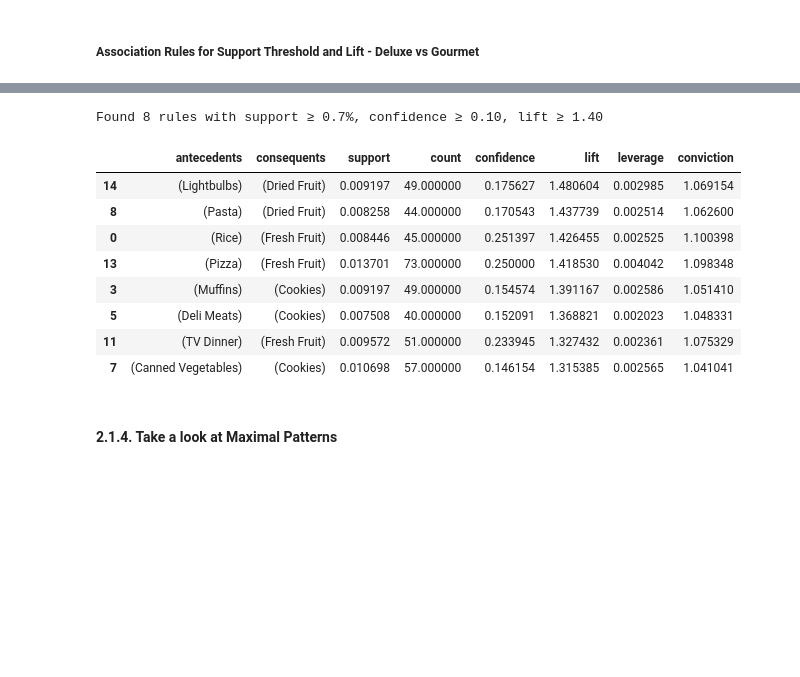
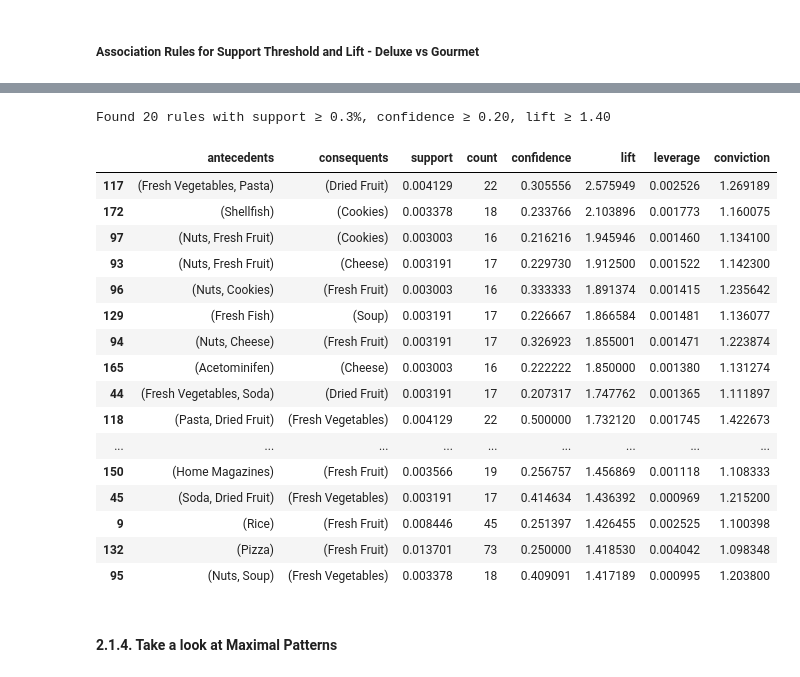
Before and after one commit to ijustsnapped/DataMine_PI, a Jupyter notebook: PD_202425_Project1/PD_202425_Project.ipynb, the cells around one changed output, grey strips where cells are left out. Cells and saved outputs as stored; diff of their text form; code cells hidden in the pictures; blank space fills up the shorter version.

```diff
--- a/PD_202425_Project1/PD_202425_Project.ipynb
+++ b/PD_202425_Project1/PD_202425_Project.ipynb
@@ -2551,55 +2551,63 @@ fig.show()
 from mlxtend.frequent_patterns import fpgrowth, association_rules
 
 # parameters
-min_sup   = 0.007    # 0.7%
-min_conf  = 0.10     # 10%
+min_sup   = 0.003    # 0.7%
+min_conf  = 0.20     # 10%
 min_lift  = 1.40
 
-# 1️⃣ Frequent itemsets at 0.7% support
+
 freq_items = fpgrowth(
     binary_gourmet,
     min_support=min_sup,
     use_colnames=True
 )
 
-# 2️⃣ Generate all rules with confidence ≥ 10%
+
 rules = association_rules(
     freq_items,
     metric="confidence",
     min_threshold=min_conf
 )
 
-# 3️⃣ Keep only those with lift ≥ 1.40
+
 strong_rules = rules[rules['lift'] >= min_lift].copy()
 
-# 4️⃣ Add absolute counts
+
 strong_rules['count'] = (strong_rules['support'] * binary_gourmet.shape[0]).astype(int)
 
-# 5️⃣ Sort & display
+
 strong_rules = strong_rules.sort_values(['lift','confidence'], ascending=False)
 
 print(
     f"Found {len(strong_rules)} rules with support ≥ {min_sup*100:.1f}%, "
     f"confidence ≥ {min_conf:.2f}, lift ≥ {min_lift:.2f}\n"
 )
 
 strong_rules[[
     'antecedents', 'consequents',
     'support', 'count',
     'confidence', 'lift',
     'leverage', 'conviction'
 ]].head(20)
 # %% [output]
-Found 8 rules with support ≥ 0.7%, confidence ≥ 0.10, lift ≥ 1.40
+Found 20 rules with support ≥ 0.3%, confidence ≥ 0.20, lift ≥ 1.40
 |  | antecedents | consequents | support | count | confidence | lift | leverage | conviction |
-| 14 | (Lightbulbs) | (Dried Fruit) | 0.009197 | 49.000000 | 0.175627 | 1.480604 | 0.002985 | 1.069154 |
-| 8 | (Pasta) | (Dried Fruit) | 0.008258 | 44.000000 | 0.170543 | 1.437739 | 0.002514 | 1.062600 |
-| 0 | (Rice) | (Fresh Fruit) | 0.008446 | 45.000000 | 0.251397 | 1.426455 | 0.002525 | 1.100398 |
-| 13 | (Pizza) | (Fresh Fruit) | 0.013701 | 73.000000 | 0.250000 | 1.418530 | 0.004042 | 1.098348 |
-| 3 | (Muffins) | (Cookies) | 0.009197 | 49.000000 | 0.154574 | 1.391167 | 0.002586 | 1.051410 |
-| 5 | (Deli Meats) | (Cookies) | 0.007508 | 40.000000 | 0.152091 | 1.368821 | 0.002023 | 1.048331 |
-| 11 | (TV Dinner) | (Fresh Fruit) | 0.009572 | 51.000000 | 0.233945 | 1.327432 | 0.002361 | 1.075329 |
-| 7 | (Canned Vegetables) | (Cookies) | 0.010698 | 57.000000 | 0.146154 | 1.315385 | 0.002565 | 1.041041 |
+| 117 | (Fresh Vegetables, Pasta) | (Dried Fruit) | 0.004129 | 22 | 0.305556 | 2.575949 | 0.002526 | 1.269189 |
+| 172 | (Shellfish) | (Cookies) | 0.003378 | 18 | 0.233766 | 2.103896 | 0.001773 | 1.160075 |
+| 97 | (Nuts, Fresh Fruit) | (Cookies) | 0.003003 | 16 | 0.216216 | 1.945946 | 0.001460 | 1.134100 |
+| 93 | (Nuts, Fresh Fruit) | (Cheese) | 0.003191 | 17 | 0.229730 | 1.912500 | 0.001522 | 1.142300 |
+| 96 | (Nuts, Cookies) | (Fresh Fruit) | 0.003003 | 16 | 0.333333 | 1.891374 | 0.001415 | 1.235642 |
+| 129 | (Fresh Fish) | (Soup) | 0.003191 | 17 | 0.226667 | 1.866584 | 0.001481 | 1.136077 |
+| 94 | (Nuts, Cheese) | (Fresh Fruit) | 0.003191 | 17 | 0.326923 | 1.855001 | 0.001471 | 1.223874 |
+| 165 | (Acetominifen) | (Cheese) | 0.003003 | 16 | 0.222222 | 1.850000 | 0.001380 | 1.131274 |
+| 44 | (Fresh Vegetables, Soda) | (Dried Fruit) | 0.003191 | 17 | 0.207317 | 1.747762 | 0.001365 | 1.111897 |
+| 118 | (Pasta, Dried Fruit) | (Fresh Vegetables) | 0.004129 | 22 | 0.500000 | 1.732120 | 0.001745 | 1.422673 |
+| ... | ... | ... | ... | ... | ... | ... | ... | ... |
+| 150 | (Home Magazines) | (Fresh Fruit) | 0.003566 | 19 | 0.256757 | 1.456869 | 0.001118 | 1.108333 |
+| 45 | (Soda, Dried Fruit) | (Fresh Vegetables) | 0.003191 | 17 | 0.414634 | 1.436392 | 0.000969 | 1.215200 |
+| 9 | (Rice) | (Fresh Fruit) | 0.008446 | 45 | 0.251397 | 1.426455 | 0.002525 | 1.100398 |
+| 132 | (Pizza) | (Fresh Fruit) | 0.013701 | 73 | 0.250000 | 1.418530 | 0.004042 | 1.098348 |
+| 95 | (Nuts, Soup) | (Fresh Vegetables) | 0.003378 | 18 | 0.409091 | 1.417189 | 0.000995 | 1.203800 |
 # %% [markdown]
 #### 2.1.4.  Take a look at Maximal Patterns
 # %%
```
